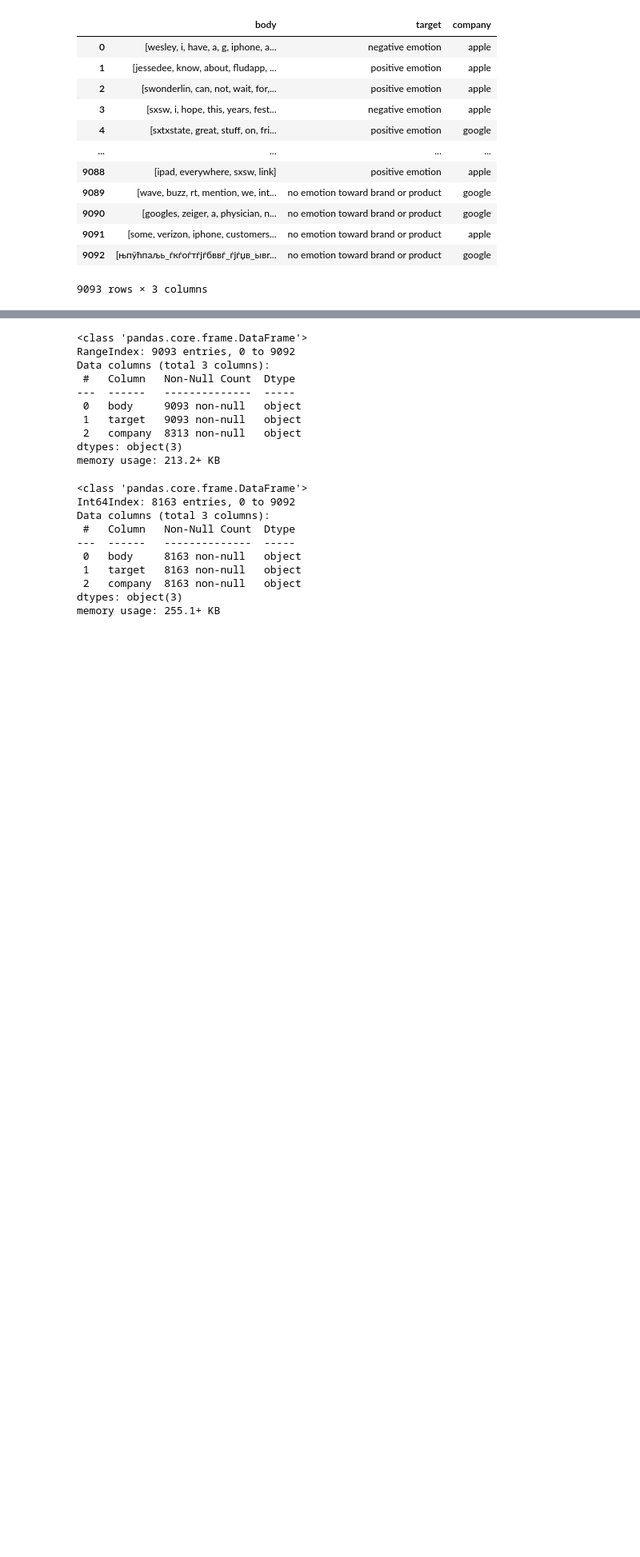
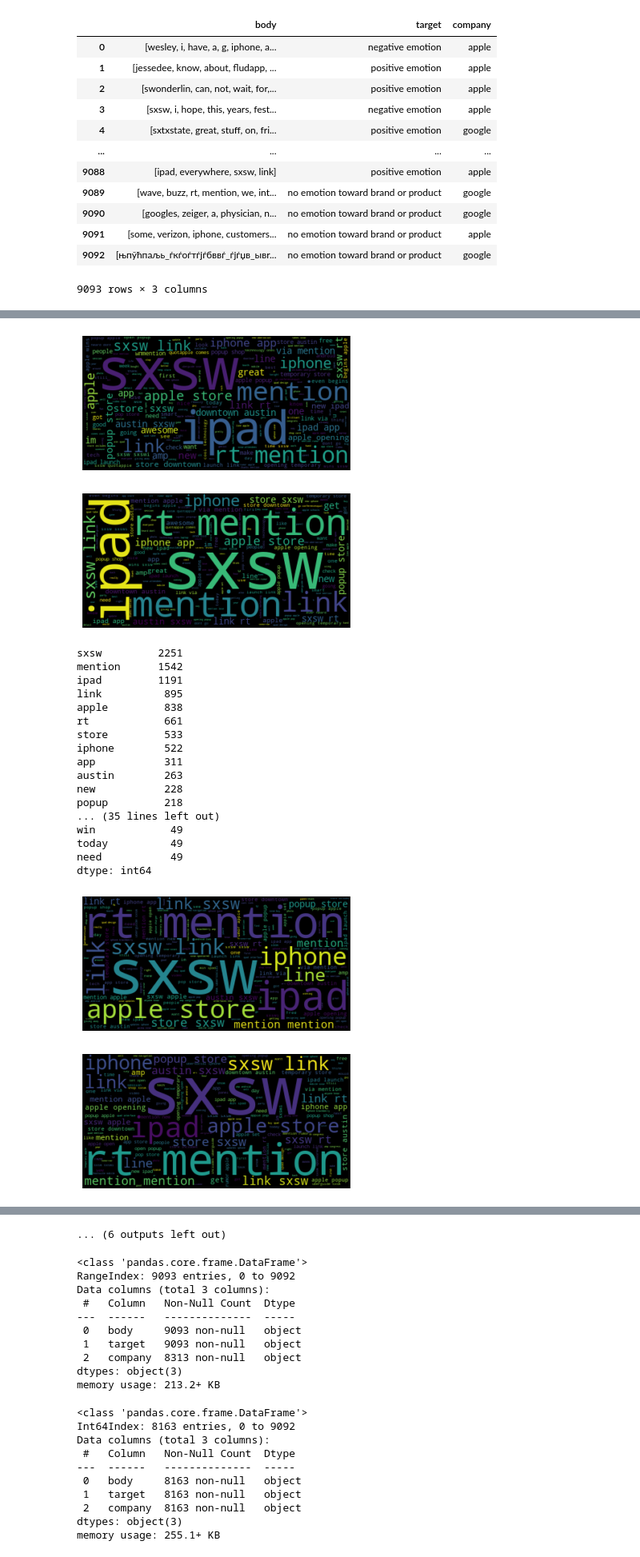
Before and after one commit to Kmulla19/Project4, a Jupyter notebook: preprocess.ipynb, the cells around one changed output, grey strips where cells are left out. Shown at 80% size. Drawn from its saved outputs; the diff is of its cells as text; code cells hidden in the pictures; blank space fills up the shorter version.

Commit message:
wordcloud, and function

```diff
--- a/preprocess.ipynb
+++ b/preprocess.ipynb
@@ -190,0 +256,61 @@ binary_df
+# %%
+sentiment_list = [app_corpus_pos, app_corpus_neutral, app_corpus_neg, goog_corpus_pos, goog_corpus_neutral, goog_corpus_neg]
+# %%
+def word_count(company_corpus_sent):
+    words=[]
+
+    for row in company_corpus_sent:
+        for word in row:
+            words.append(word)
+
+    wurd = []
+
+    for word in words:
+        if word not in sw:
+            wurd.append(word)
+
+    wordz = ' '.join(wurd)
+
+    # Generate a word cloud image
+    wordcloud = WordCloud().generate(wordz)
+
+    # Display the generated image:
+    # the matplotlib way:
+    import matplotlib.pyplot as plt
+    plt.imshow(wordcloud, interpolation='bilinear')
+    plt.axis("off")
+
+    # lower max_font_size
+    wordcloud = WordCloud(max_font_size=100, stopwords=['the'], regexp=r"([a-zA-Z]+(?:’[a-z]+)?)").generate(wordz)
+    plt.figure()
+    plt.imshow(wordcloud, interpolation="bilinear")
+    plt.axis("off")
+    plt.show()
+
+    return pd.Series(wurd).value_counts()[:50]
+# %%
+for corpus in sentiment_list:
+    a = word_count(corpus)
+    print(a[:50])
+# %% [output]
+[figure, added]
+[figure, added]
+sxsw         2251
+mention      1542
+ipad         1191
+link          895
+apple         838
+rt            661
+store         533
+iphone        522
+app           311
+austin        263
+new           228
+popup         218
+... (35 lines left out)
+win            49
+today          49
+need           49
+dtype: int64
+[figure, added]
+[figure, added]
@@ -191,3 +372,4 @@ binary_df
+... (6 outputs left out)
 # %%
 binary_df.info()
 # %% [output]
```
Also changed, not shown: parts of 9 cells of this notebook.
